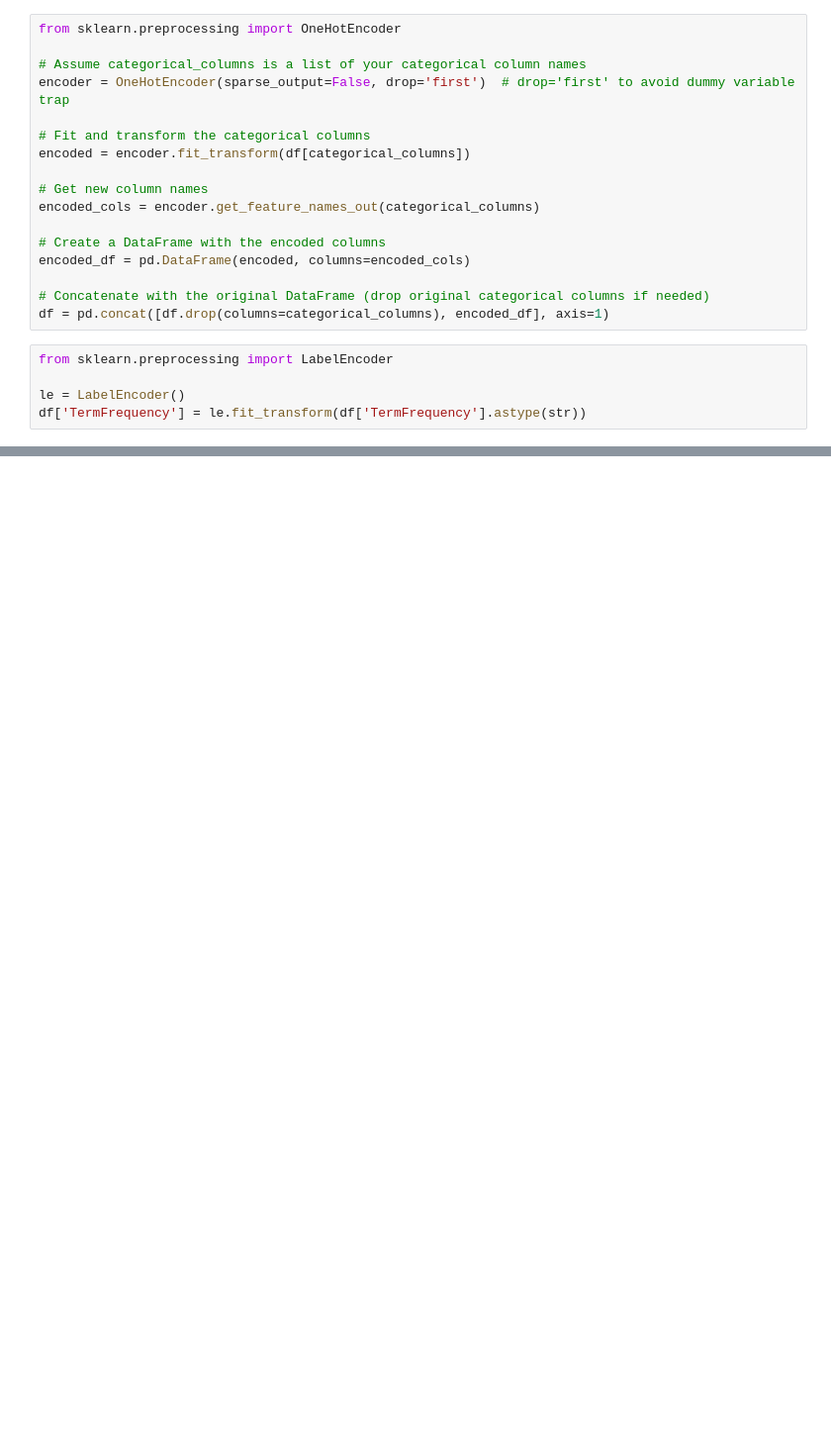
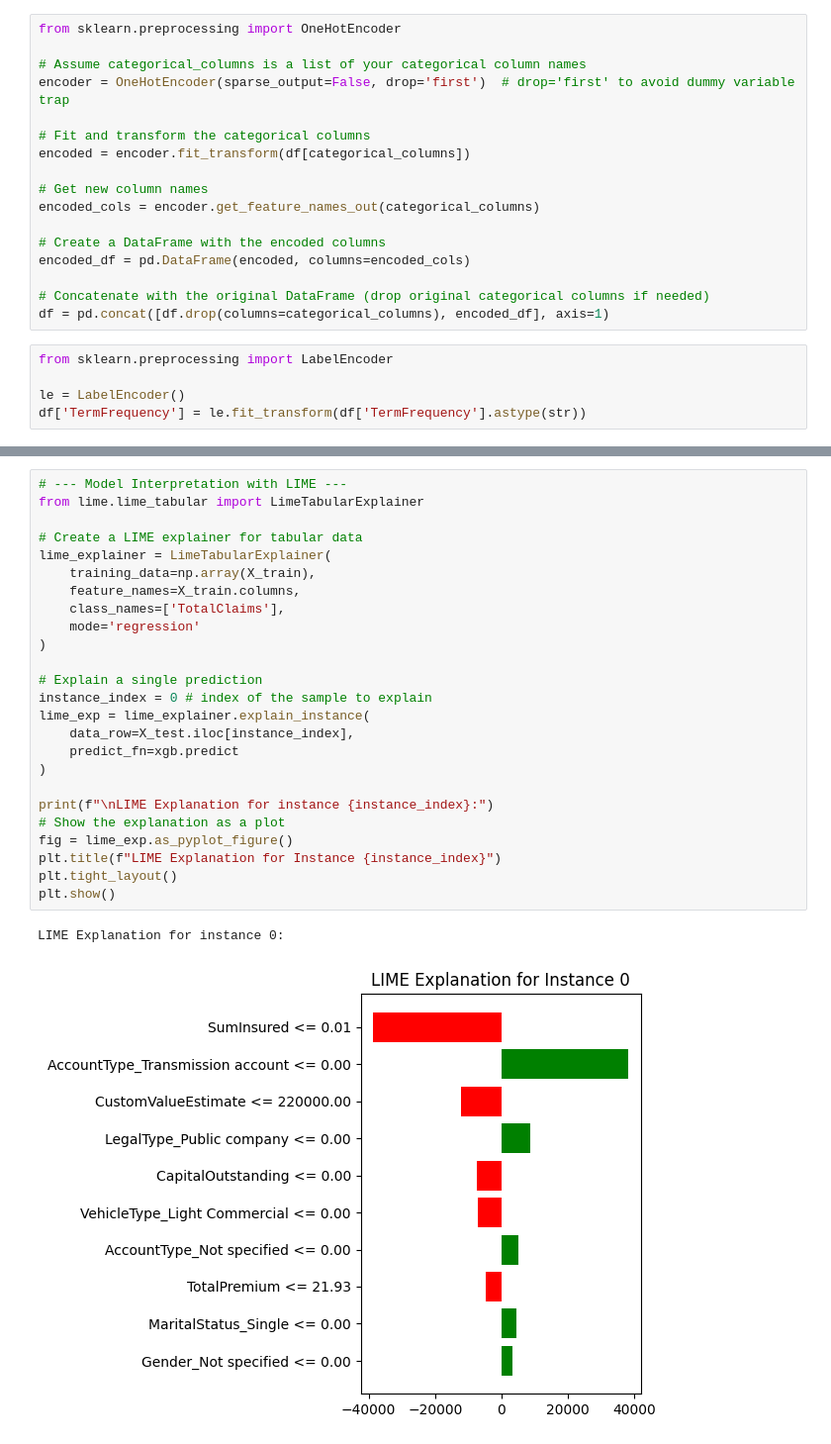
Before and after one commit to Martha3001/insurance-risk-analytics-week3, a Jupyter notebook: notebooks/models.ipynb, the cells around one changed output, grey strips where cells are left out. Shown at 99% size. Drawn from its saved outputs; the diff is of its cells as text; blank space fills up the shorter version.

```diff
--- a/notebooks/models.ipynb
+++ b/notebooks/models.ipynb
@@ -255,0 +349,28 @@ XGBoost - RMSE: 36431.30, R2: 0.068
+# %%
+# --- Model Interpretation with LIME ---
+from lime.lime_tabular import LimeTabularExplainer
+
+# Create a LIME explainer for tabular data
+lime_explainer = LimeTabularExplainer(
+    training_data=np.array(X_train),
+    feature_names=X_train.columns,
+    class_names=['TotalClaims'],
+    mode='regression'
+)
+
+# Explain a single prediction
+instance_index = 0 # index of the sample to explain
+lime_exp = lime_explainer.explain_instance(
+    data_row=X_test.iloc[instance_index],
+    predict_fn=xgb.predict
+)
+
+print(f"\nLIME Explanation for instance {instance_index}:")
+# Show the explanation as a plot
+fig = lime_exp.as_pyplot_figure()
+plt.title(f"LIME Explanation for Instance {instance_index}")
+plt.tight_layout()
+plt.show()
+# %% [output]
+LIME Explanation for instance 0:
+[figure, added]
```
Also changed, not shown: parts of 17 cells of this notebook.
